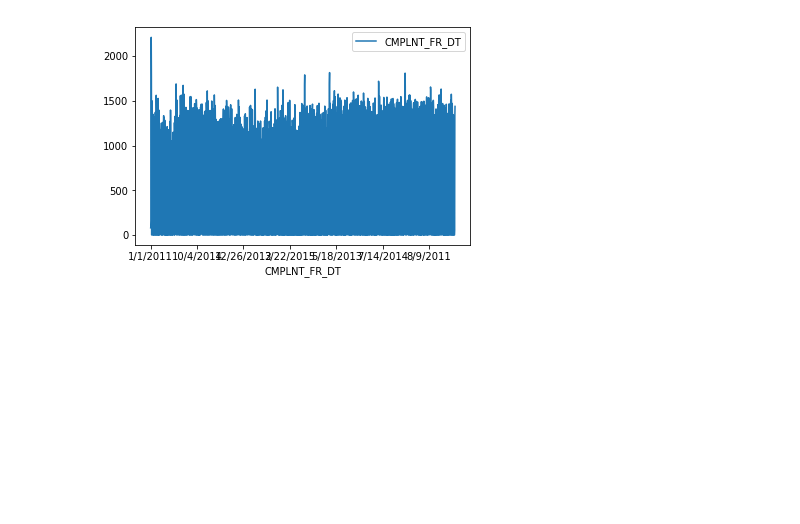
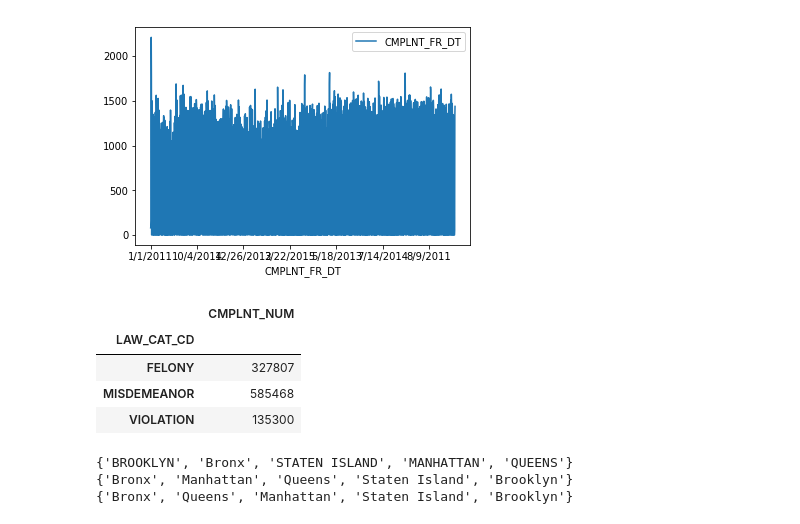
Before and after one commit to aurianeb/predict_crimeNYC, a Jupyter notebook: Data Exploration.ipynb, the cells around one changed output. Saved outputs shown, nothing was run; the diff lists cells and outputs as text; code cells hidden in the pictures; blank space fills up the shorter version.

```diff
--- a/Data Exploration.ipynb
+++ b/Data Exploration.ipynb
@@ -101,3 +110,26 @@ crimes[["CMPLNT_FR_DT"]].groupby([crimes["CMPLNT_FR_DT"]]).count().plot()
 # %% [output]
 <matplotlib.axes._subplots.AxesSubplot at 0x...>
 [figure]
+# %%
+crimes[['CMPLNT_NUM', 'LAW_CAT_CD']].groupby('LAW_CAT_CD').count()
+# %% [output]
+|  | CMPLNT_NUM |
+| LAW_CAT_CD |  |
+| FELONY | 327807 |
+| MISDEMEANOR | 585468 |
+| VIOLATION | 135300 |
+# %%
+# will not use this data: not enough values to work on
+print(set(crimes['BORO_NM']))
+print(set(census['Borough']))
+
+crimes['BORO_NM'].replace('BRONX', 'Bronx', inplace=True)
+crimes['BORO_NM'].replace('BROOKLYN', 'Brooklyn', inplace=True)
+crimes['BORO_NM'].replace('STATEN ISLAND', 'Staten Island', inplace=True)
+crimes['BORO_NM'].replace('MANHATTAN', 'Manhattan', inplace=True)
+crimes['BORO_NM'].replace('QUEENS', 'Queens', inplace=True)
+print(set(crimes['BORO_NM']))
+# %% [output]
+{'BROOKLYN', 'Bronx', 'STATEN ISLAND', 'MANHATTAN', 'QUEENS'}
+{'Bronx', 'Manhattan', 'Queens', 'Staten Island', 'Brooklyn'}
+{'Bronx', 'Queens', 'Manhattan', 'Staten Island', 'Brooklyn'}
```
Also changed, not shown: parts of 16 cells of this notebook, 1 other file.
